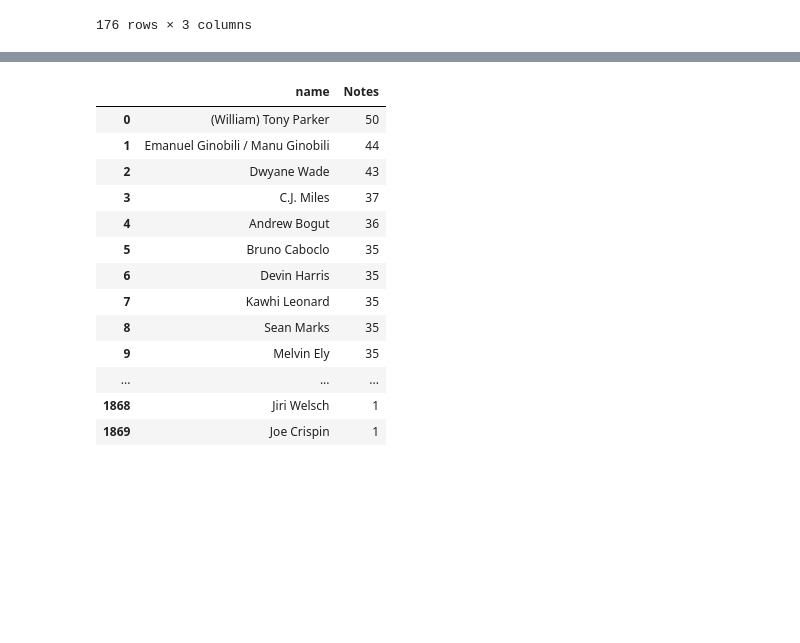
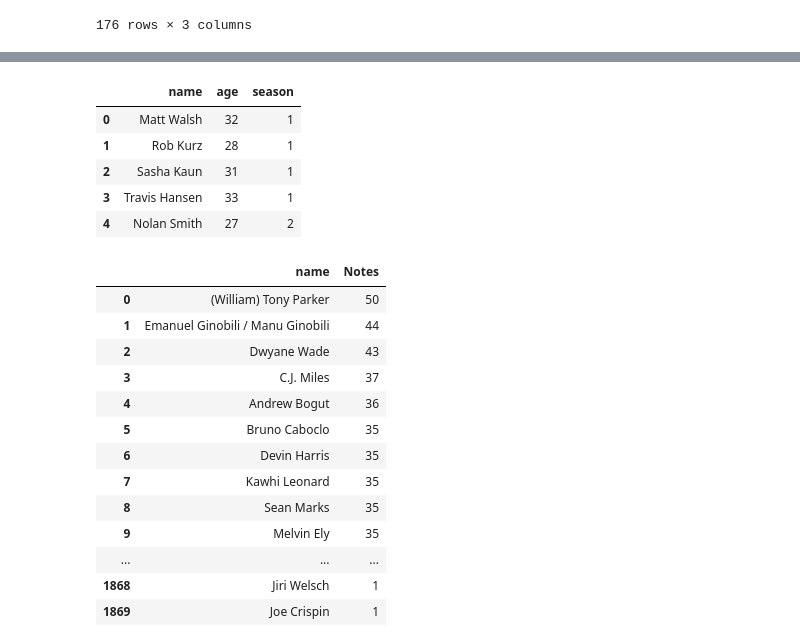
Before and after one commit to sc303030/NBA, a Jupyter notebook: fisrt.ipynb, the cells around one changed output, grey strips where cells are left out. Drawn from its saved outputs; the diff is of its cells as text; code cells hidden in the pictures; blank space fills up the shorter version.

```diff
--- a/fisrt.ipynb
+++ b/fisrt.ipynb
@@ -220,4 +203,13 @@ for i in range(155,176):
 nba_02 = pd.merge(nba_01, nba_player, left_on='name', right_on='player_name').drop(['season_x','player_name'],axis=1).rename({'season_y':'season'},axis=1)
+# %%
+nba_02.head()
+# %% [output]
+|  | name | age | season |
+| 0 | Matt Walsh | 32 | 1 |
+| 1 | Rob Kurz | 28 | 1 |
+| 2 | Sasha Kaun | 31 | 1 |
+| 3 | Travis Hansen | 33 | 1 |
+| 4 | Nolan Smith | 27 | 2 |
 # %%
 nba_injury_sum = nba_injury.groupby('name', as_index=False).agg({'Notes':'count'}).sort_values('Notes',ascending=False).reset_index(drop=True)
 nba_injury_sum
```
Also changed, not shown: parts of 7 cells of this notebook, 1 other file.
